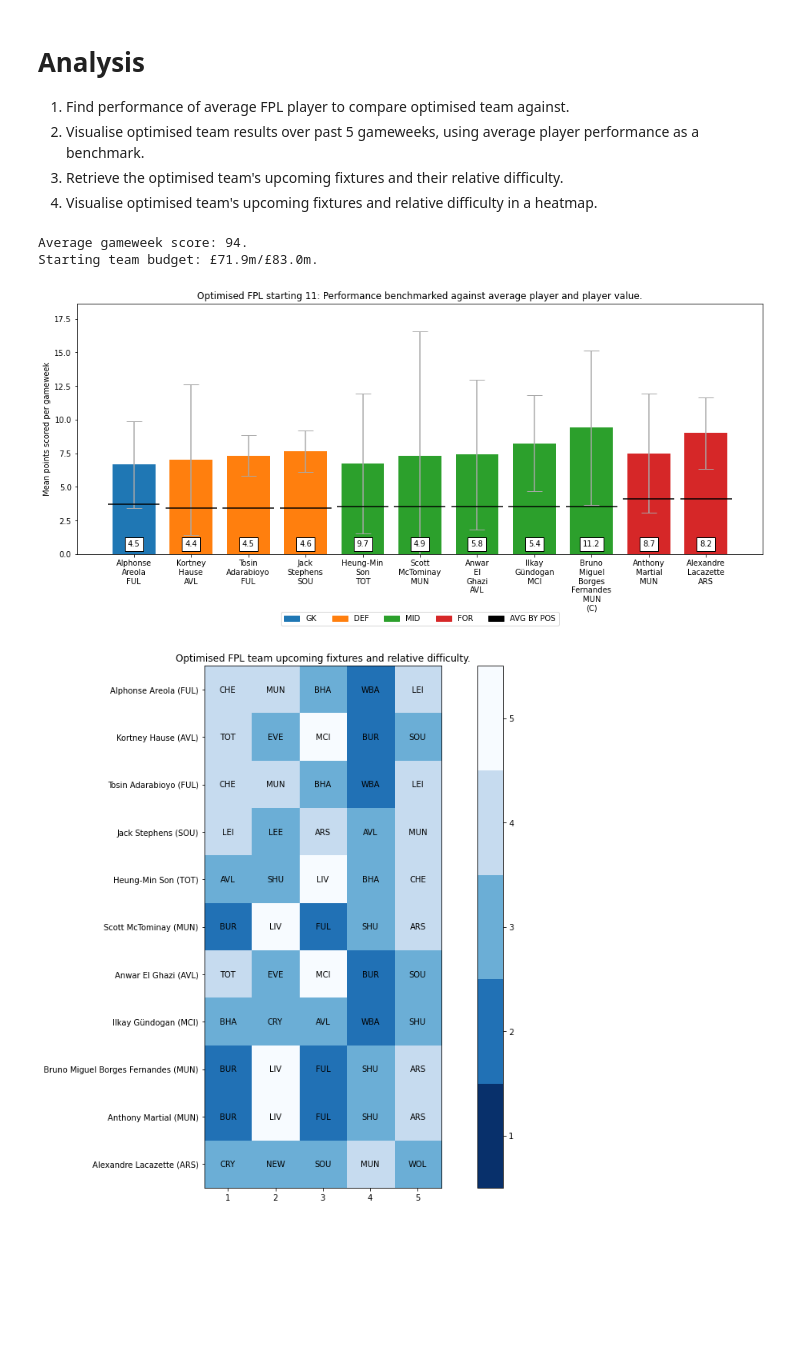
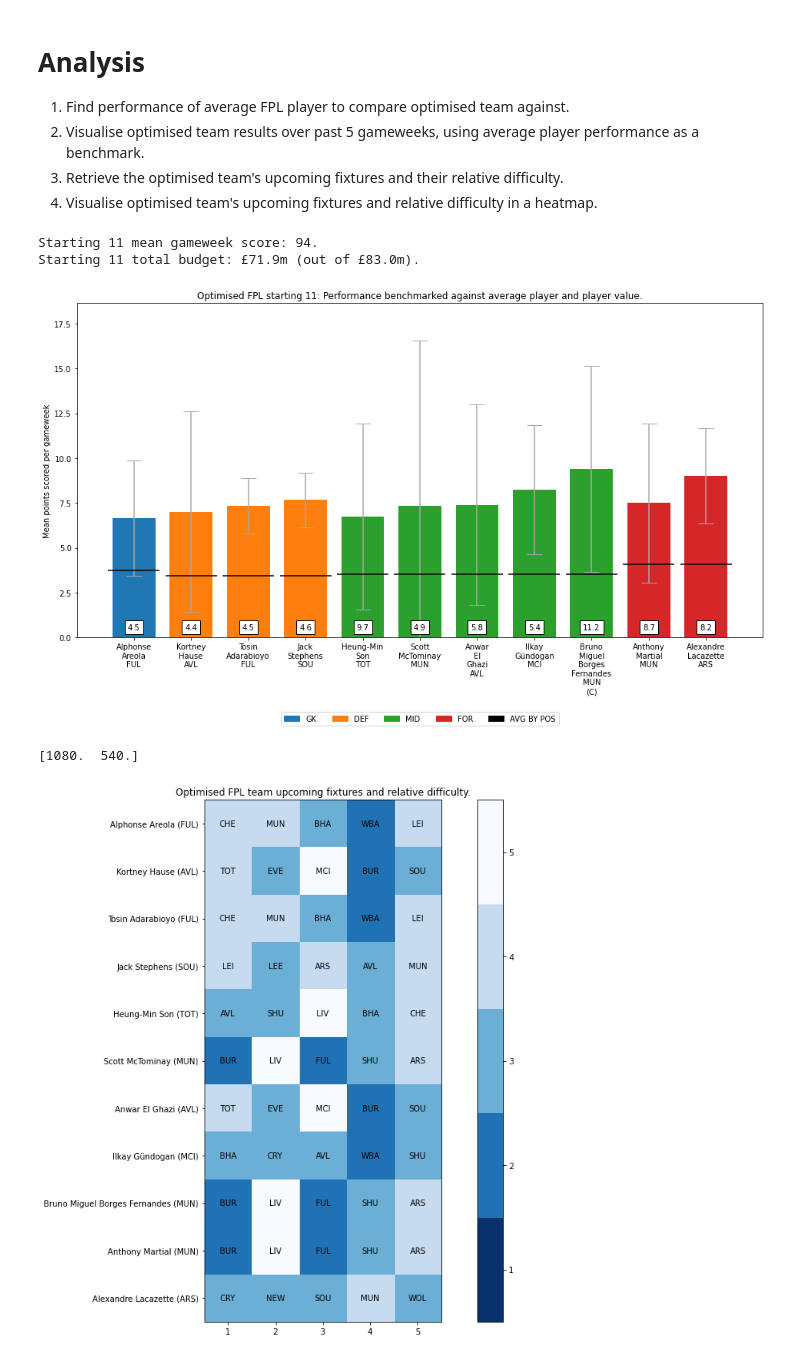
Before and after one commit to Rush358/Fantasy-Premier-League, a Jupyter notebook: FPL_Optimiser.ipynb, the cells around one changed output. Saved outputs shown, nothing was run; the diff lists cells and outputs as text; code cells hidden in the pictures; blank space fills up the shorter version.

```diff
--- a/FPL_Optimiser.ipynb
+++ b/FPL_Optimiser.ipynb
@@ -401,7 +369,7 @@ x_lines_start = x_lines - 0.45 # Left bound of each comparison line
 x_lines_end = x_lines + 0.45 # Right bound
 
 # Plot results
-fig, ax = plt.subplots(figsize = (16, 6))
+fig, ax = plt.subplots(figsize = (16, 8))
 ax.bar(x = team_optimised['name_plot'], height = team_optimised['mean_points'], yerr = team_optimised['std_points'],
         width = 0.75, capsize = 10,
         color = team_optimised['element_colour'], ecolor = 'darkgrey')
@@ -413,39 +381,44 @@ ax.set_xticklabels(team_optimised['name_plot'], fontsize = 10, rotation = 0)
 ax.set_ylim((0, team_optimised['mean_points'].max() + team_optimised['std_points'].max())) # Clip negative values
 ax.hlines(y = team_optimised['mean_points_bl'], xmin = x_lines_start, xmax = x_lines_end) # Add comparison to each player i.e. how the average player with the same position performed
 
 # Create custom legend
 colours = {'GK':'tab:blue', 'DEF':'tab:orange', 'MID':'tab:green', 'FOR':'tab:red', 'AVG BY POS':'black'}
 labels = list(colours.keys()) # Legend labels
 handles = [plt.Rectangle(xy = (0,0), width = 1, height = 1,
                          color = colours[label]) for label in labels] # Rectangular legend markers
-ax.legend(handles, labels, loc='lower center', bbox_to_anchor = (0.5, -0.3), ncol = 5) # Create legend and set location
+ax.legend(handles, labels, loc='lower center', bbox_to_anchor = (0.5, -0.275), ncol = 5) # Create legend and set location
 
 # Pair each player and their points value, then loop through
 for x,y in zip(team_optimised['name_plot'], team_optimised['value'] / 10):
 
     label = '{:.1f}'.format(y) # Format points results to 2dp
 
     ax.annotate(label, # Data label (2dp)
                  (x, 0), # Position of label
                  textcoords = "offset points", # How label is positioned
                  xytext = (0, 10), # Distance from label to points (x,y)
                  ha = 'center', # Horizontal alignment
                  #va = 'bottom',
                  bbox = {'facecolor':'white'}
                  )
 
 # Optimised team information
 total_score = round((team_optimised['mean_points'] * team_optimised['multiplier']).sum())
 total_price = team_optimised['value'].sum() / 10 # Convert player value into millions
 
 # Show user results
 fig.show()
-print('Average gameweek score: ' + str(total_score) + '.')
-print('Starting team budget: £' + str(total_price) + 'm/£83.0m.')
+print('Starting 11 mean gameweek score: ' + str(total_score) + '.')
+print('Starting 11 total budget: £' + str(total_price) + 'm (out of £83.0m).')
 # %% [output]
-Average gameweek score: 94.
-Starting team budget: £71.9m/£83.0m.
+Starting 11 mean gameweek score: 94.
+Starting 11 total budget: £71.9m (out of £83.0m).
-[figure, old version]
+[figure, new version]
+# %%
+size = fig.get_size_inches()*fig.dpi
+print(size)
+# %% [output]
+[1080.  540.]
 # %%
 # Extract upcoming fixtures into dataframe
 # ------------------------------------------------------------------------------
```
Also changed, not shown: parts of 2 cells of this notebook.
